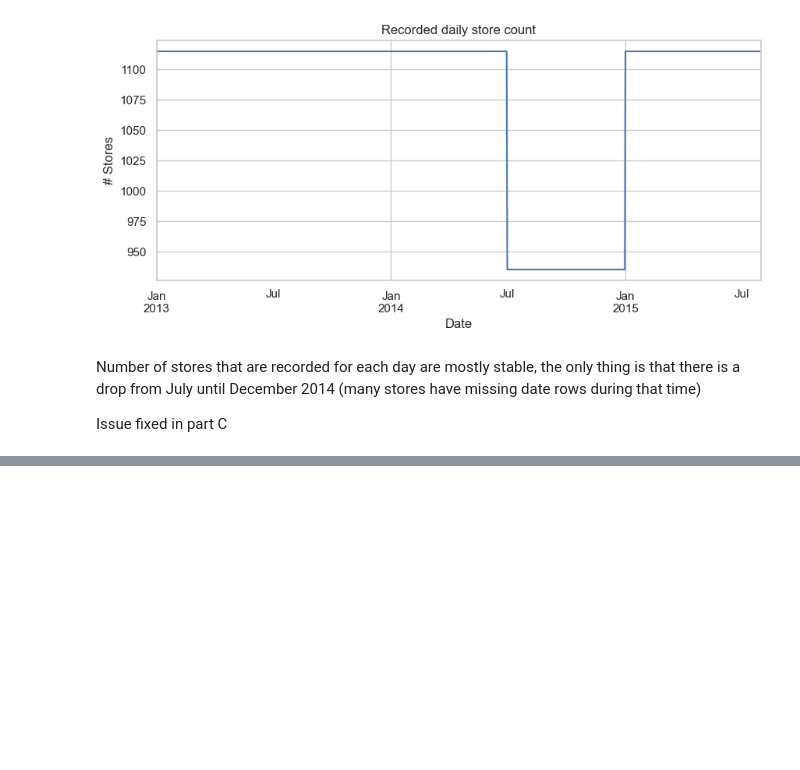
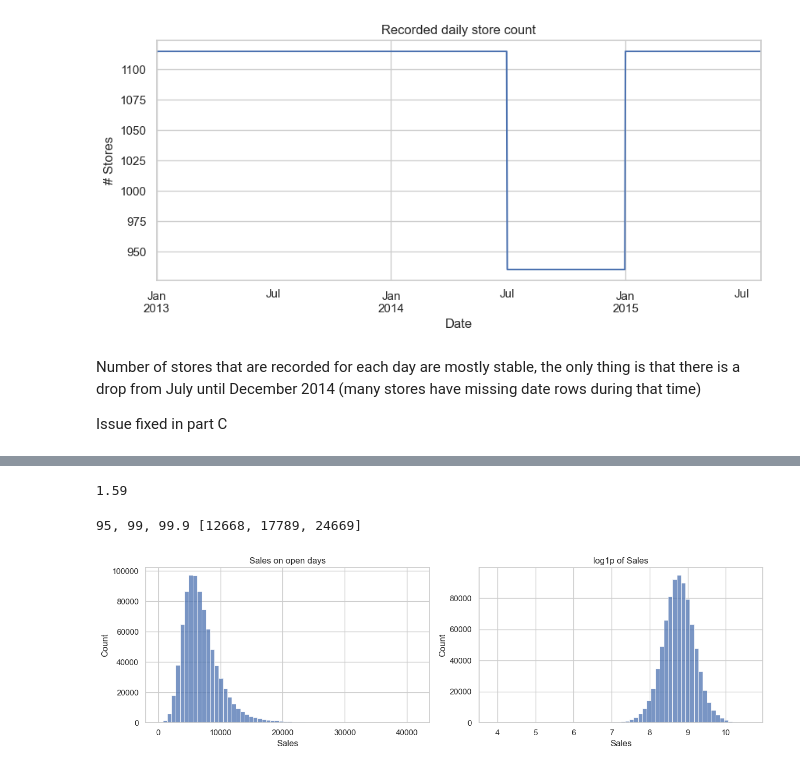
Before and after one commit to sam-ensafi/retail-sales-forecasting-rossmann, a Jupyter notebook: notebooks/eda.ipynb, the cells around one changed output, grey strips where cells are left out. Saved outputs shown, nothing was run; the diff lists cells and outputs as text; code cells hidden in the pictures; blank space fills up the shorter version.

Commit message:
sales and predictors eda

```diff
--- a/notebooks/eda.ipynb
+++ b/notebooks/eda.ipynb
@@ -312,0 +329,20 @@ Issue fixed in part C
+# %%
+print(round(open_df["Sales"].skew(),2))#right skewed
+# %% [output]
+1.59
+# %%
+#percentilies
+print("95, 99, 99.9" , [round(open_df['Sales'].quantile(q)) for q in [0.95,0.99, 0.999]])
+# %% [output]
+95, 99, 99.9 [12668, 17789, 24669]
+# %%
+fig, axes = plt.subplots(1,2, figsize=(13,4))
+# raw sales vs log transformed sales to see dist changes after log1p
+sns.histplot(open_df['Sales'], bins= 60,ax=axes[0])
+axes[0].set_title("Sales on open days")
+sns.histplot(np.log1p(open_df['Sales']), bins=60,ax=axes[1])
+axes[1].set_title("log1p of Sales")
+plt.tight_layout()
+plt.show()
+# %% [output]
+[figure, added]
```
Also changed, not shown: parts of 7 cells of this notebook.
